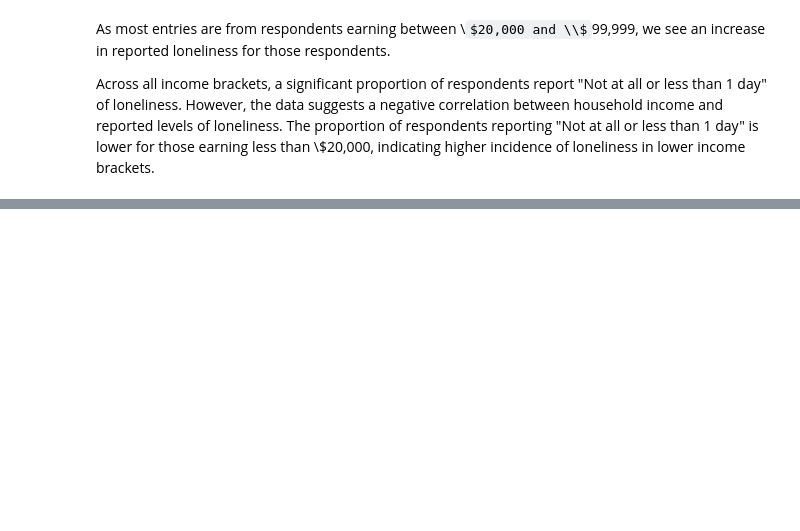
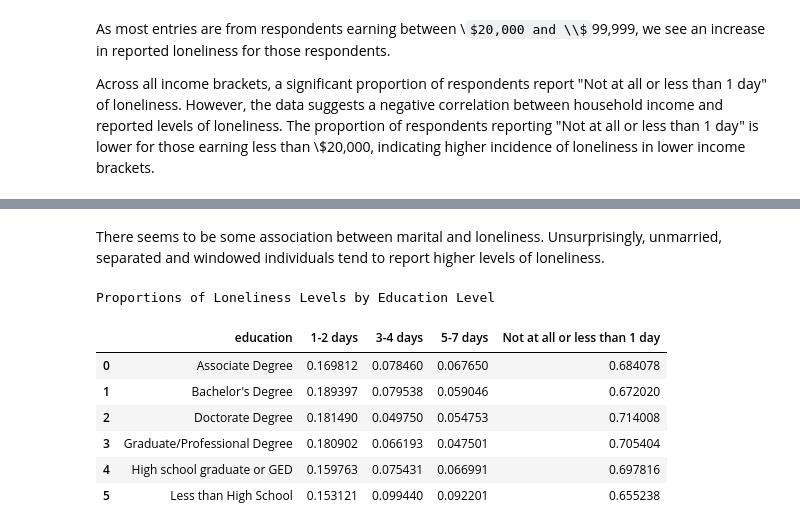
Before and after one commit to aditisudhakar/DSDP-Project-2, a Jupyter notebook: Loneliness.ipynb, the cells around one changed output, grey strips where cells are left out. Cells and saved outputs as stored; diff of their text form; code cells hidden in the pictures; some formulas as TeX source; blank space fills up the shorter version.

```diff
--- a/Loneliness.ipynb
+++ b/Loneliness.ipynb
@@ -673,0 +807,21 @@ Across all income brackets, a significant proportion of respondents report "Not
+# %% [markdown]
+There seems to be some association between marital and loneliness. Unsurprisingly, unmarried, separated and windowed individuals tend to report higher levels of loneliness.
+# %%
+#relationship between education and loneliness
+count_table = newdf.pivot_table(index='education', columns='cr058', aggfunc='size', fill_value=0)
+#calculate proportions for each status
+proportion_table = count_table.div(count_table.sum(axis=1), axis=0)
+
+proportion_table.reset_index(inplace=True)
+proportion_table.columns.name = None  #remomve column names
+styled_table = proportion_table.style.set_caption("Proportions of Loneliness Levels by Education Level")
+styled_table
+# %% [output]
+Proportions of Loneliness Levels by Education Level
+|  | education | 1-2 days | 3-4 days | 5-7 days | Not at all or less than 1 day |
+| 0 | Associate Degree | 0.169812 | 0.078460 | 0.067650 | 0.684078 |
+| 1 | Bachelor's Degree | 0.189397 | 0.079538 | 0.059046 | 0.672020 |
+| 2 | Doctorate Degree | 0.181490 | 0.049750 | 0.054753 | 0.714008 |
+| 3 | Graduate/Professional Degree | 0.180902 | 0.066193 | 0.047501 | 0.705404 |
+| 4 | High school graduate or GED | 0.159763 | 0.075431 | 0.066991 | 0.697816 |
+| 5 | Less than High School | 0.153121 | 0.099440 | 0.092201 | 0.655238 |
```
Also changed, not shown: parts of 20 cells of this notebook.
